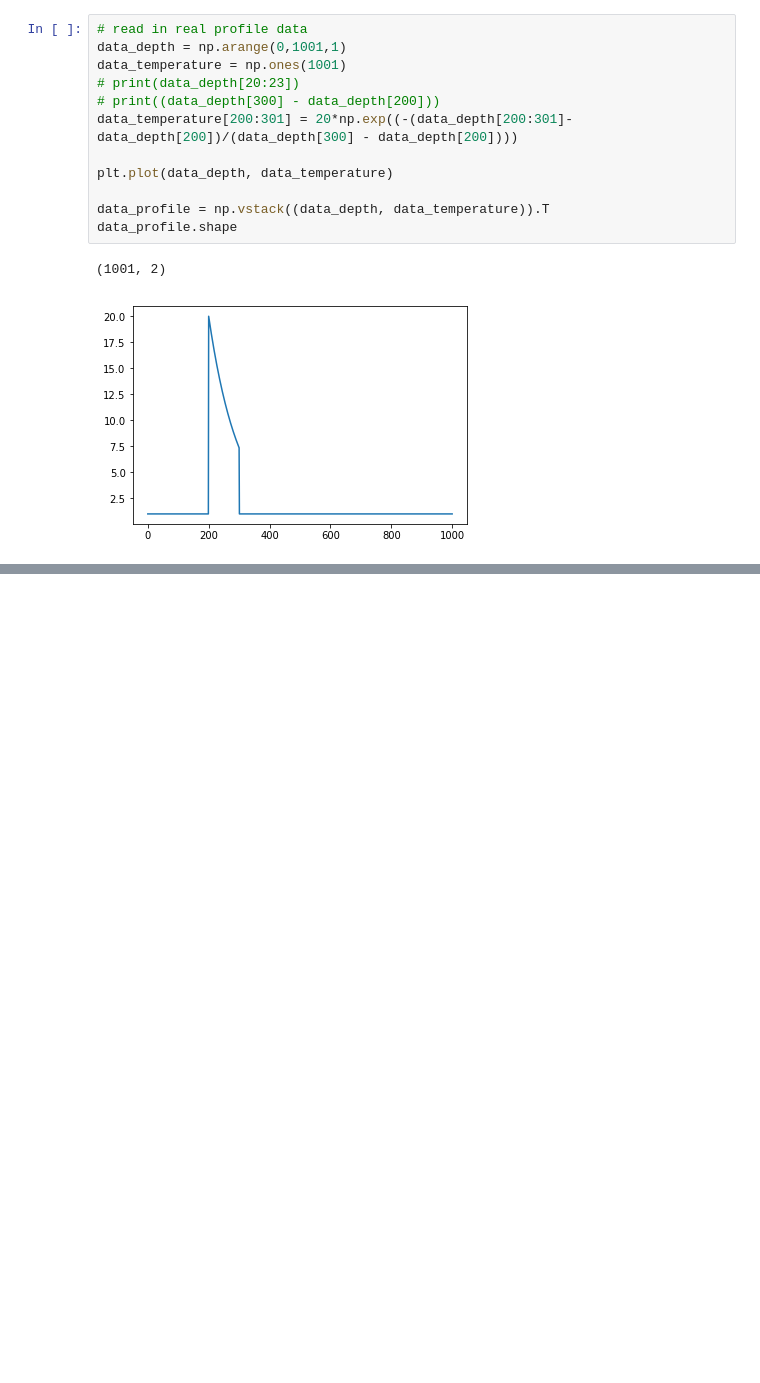
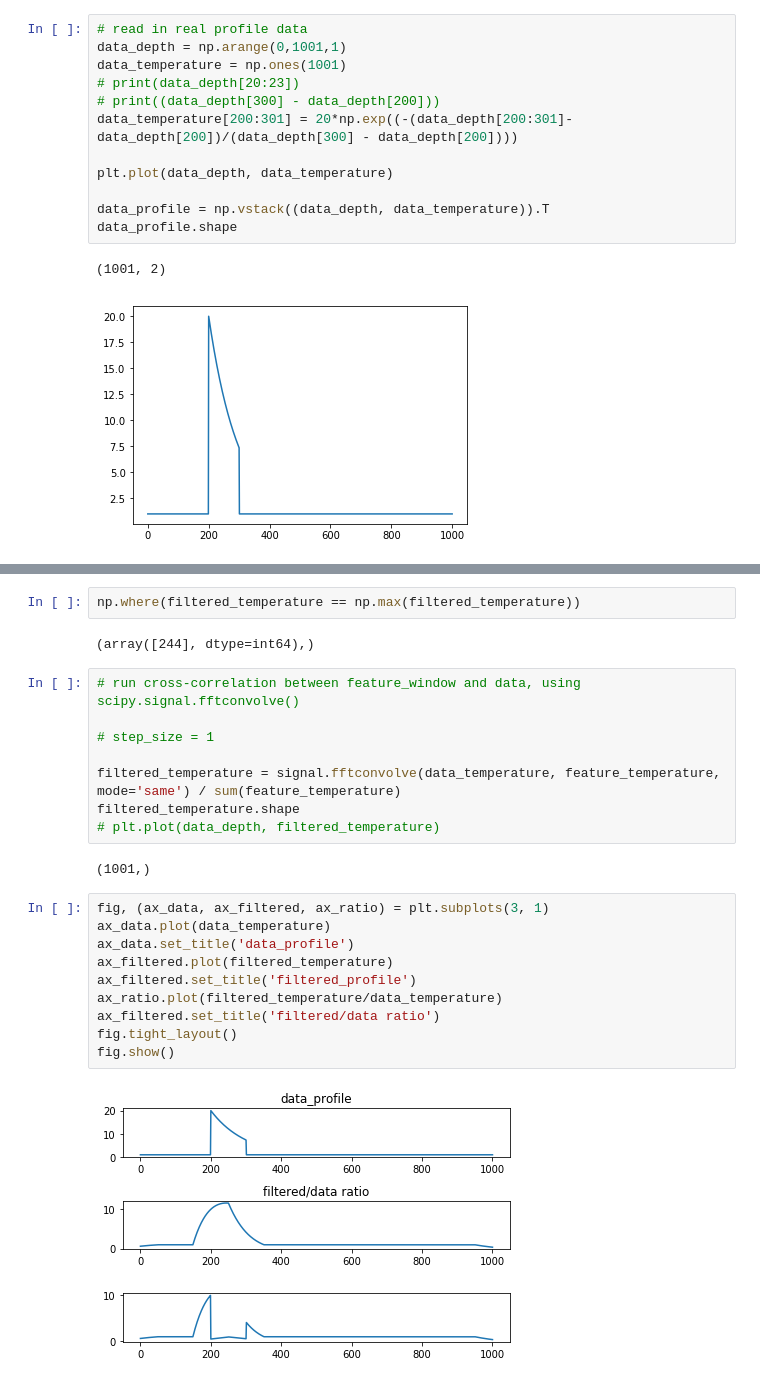
Before and after one commit to oceanhackweek/ohw19-projects-TMIVP, a Jupyter notebook: signal_correlation_calculation.ipynb, the cells around one changed output, grey strips where cells are left out. Saved outputs shown, nothing was run; the diff lists cells and outputs as text; blank space fills up the shorter version.

Commit message:
made changes in signal_correlation_calculation

```diff
--- a/signal_correlation_calculation.ipynb
+++ b/signal_correlation_calculation.ipynb
@@ -55,0 +55,26 @@ plt.plot(data_depth, filtered_temperature)
+# %%
+np.where(filtered_temperature == np.max(filtered_temperature))
+# %% [output]
+(array([244], dtype=int64),)
+# %%
+# run cross-correlation between feature_window and data, using scipy.signal.fftconvolve()
+
+# step_size = 1
+
+filtered_temperature = signal.fftconvolve(data_temperature, feature_temperature, mode='same') / sum(feature_temperature)
+filtered_temperature.shape
+# plt.plot(data_depth, filtered_temperature)
+# %% [output]
+(1001,)
+# %%
+fig, (ax_data, ax_filtered, ax_ratio) = plt.subplots(3, 1)
+ax_data.plot(data_temperature)
+ax_data.set_title('data_profile')
+ax_filtered.plot(filtered_temperature)
+ax_filtered.set_title('filtered_profile')
+ax_ratio.plot(filtered_temperature/data_temperature)
+ax_filtered.set_title('filtered/data ratio')
+fig.tight_layout()
+fig.show()
+# %% [output]
+[figure, added]
```
Also changed, not shown: parts of 3 cells of this notebook.
